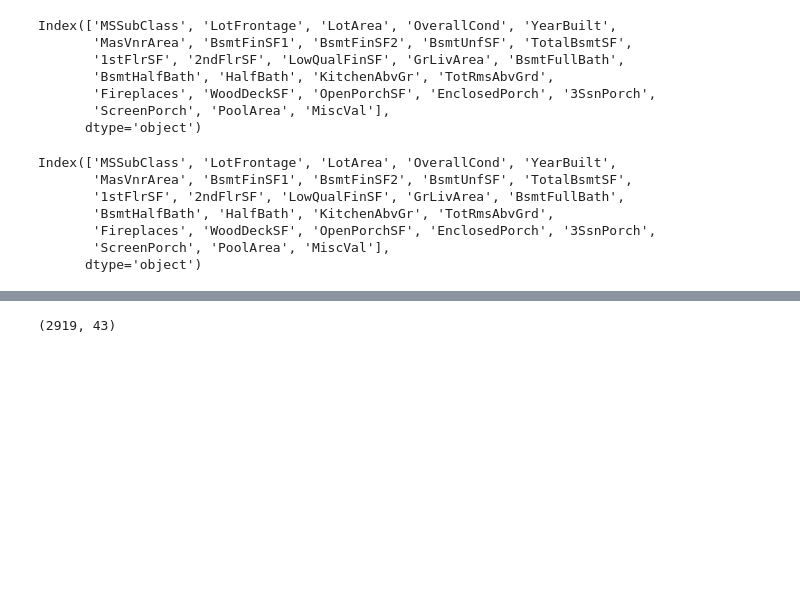
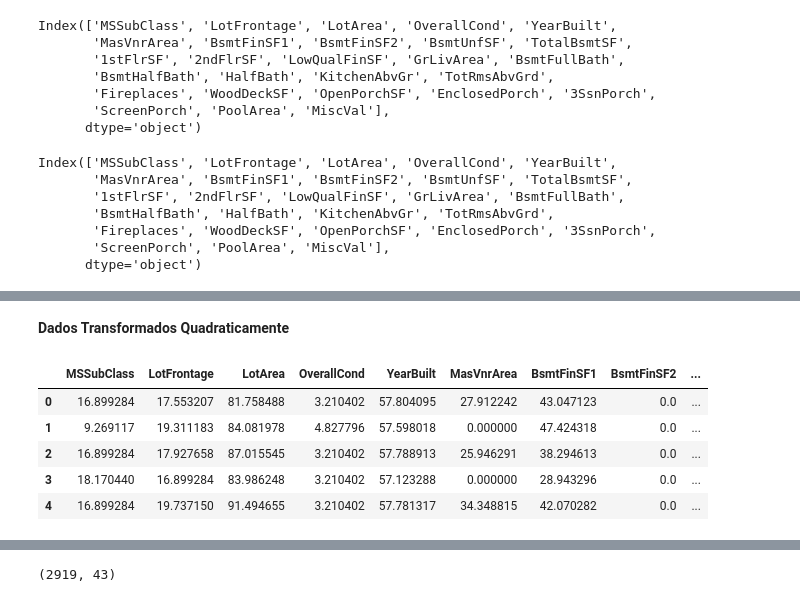
Before and after one commit to nilberthsouza/HousePricingPredict, a Jupyter notebook: Predict House Price and EDA.ipynb, the cells around one changed output, grey strips where cells are left out. Drawn from its saved outputs; the diff is of its cells as text; code cells hidden in the pictures; blank space fills up the shorter version.

```diff
--- a/Predict House Price and EDA.ipynb
+++ b/Predict House Price and EDA.ipynb
@@ -417,0 +448,18 @@ skew_features = np.log1p(skew_features)
+# %% [markdown]
+**Dados Transformados Quadraticamente**
+# %%
+sqrfeatures.fillna(0,inplace=True)
+
+
+
+for i in sqrfeatures.columns:
+  sqrfeatures[str(i)] = sqrfeatures[str(i)].map(lambda a: 0 if a == -np.inf else a)
+
+sqrfeatures.head()
+# %% [output]
+|  | MSSubClass | LotFrontage | LotArea | OverallCond | YearBuilt | MasVnrArea | BsmtFinSF1 | BsmtFinSF2 | ... |
+| 0 | 16.899284 | 17.553207 | 81.758488 | 3.210402 | 57.804095 | 27.912242 | 43.047123 | 0.0 | ... |
+| 1 | 9.269117 | 19.311183 | 84.081978 | 4.827796 | 57.598018 | 0.000000 | 47.424318 | 0.0 | ... |
+| 2 | 16.899284 | 17.927658 | 87.015545 | 3.210402 | 57.788913 | 25.946291 | 38.294613 | 0.0 | ... |
+| 3 | 18.170440 | 16.899284 | 83.986248 | 3.210402 | 57.123288 | 0.000000 | 28.943296 | 0.0 | ... |
+| 4 | 16.899284 | 19.737150 | 91.494655 | 3.210402 | 57.781317 | 34.348815 | 42.070282 | 0.0 | ... |
```
Also changed, not shown: parts of 11 cells of this notebook.
